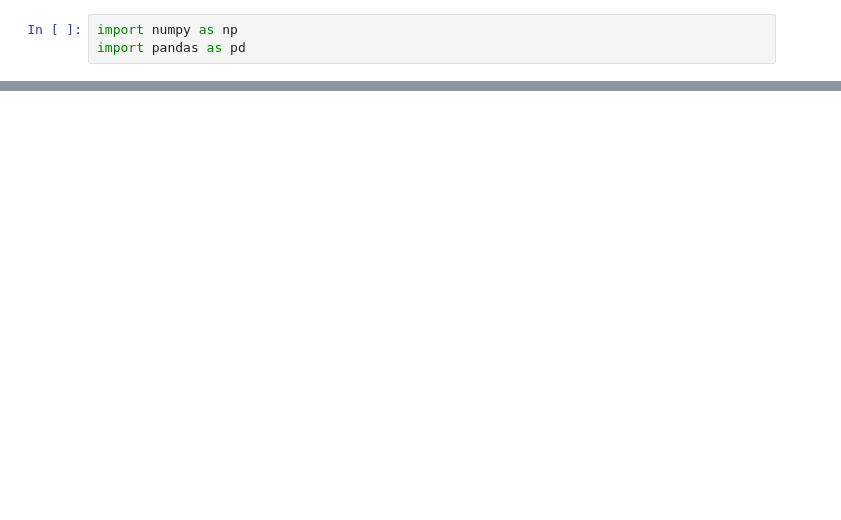
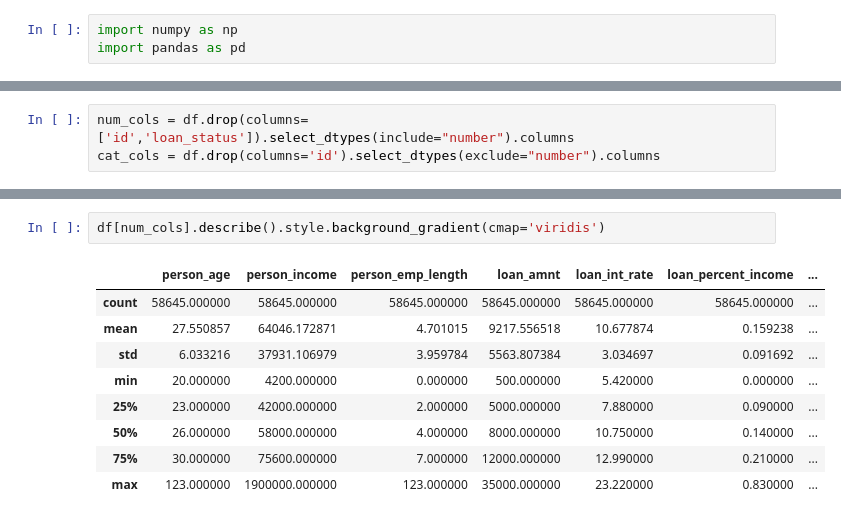
Before and after one commit to jeffc1994/DataScience, a Jupyter notebook: Loan Approval Prediction.ipynb, the cells around one changed output, grey strips where cells are left out. Saved outputs shown, nothing was run; the diff lists cells and outputs as text; blank space fills up the shorter version.

```diff
--- a/Loan Approval Prediction.ipynb
+++ b/Loan Approval Prediction.ipynb
@@ -14,0 +101,3 @@ df.head(5)
+# %%
+num_cols = df.drop(columns=['id','loan_status']).select_dtypes(include="number").columns
+cat_cols = df.drop(columns='id').select_dtypes(exclude="number").columns
@@ -14,0 +119,12 @@ df.head(5)
+# %%
+df[num_cols].describe().style.background_gradient(cmap='viridis')
+# %% [output]
+|  | person_age | person_income | person_emp_length | loan_amnt | loan_int_rate | loan_percent_income | ... |
+| count | 58645.000000 | 58645.000000 | 58645.000000 | 58645.000000 | 58645.000000 | 58645.000000 | ... |
+| mean | 27.550857 | 64046.172871 | 4.701015 | 9217.556518 | 10.677874 | 0.159238 | ... |
+| std | 6.033216 | 37931.106979 | 3.959784 | 5563.807384 | 3.034697 | 0.091692 | ... |
+| min | 20.000000 | 4200.000000 | 0.000000 | 500.000000 | 5.420000 | 0.000000 | ... |
+| 25% | 23.000000 | 42000.000000 | 2.000000 | 5000.000000 | 7.880000 | 0.090000 | ... |
+| 50% | 26.000000 | 58000.000000 | 4.000000 | 8000.000000 | 10.750000 | 0.140000 | ... |
+| 75% | 30.000000 | 75600.000000 | 7.000000 | 12000.000000 | 12.990000 | 0.210000 | ... |
+| max | 123.000000 | 1900000.000000 | 123.000000 | 35000.000000 | 23.220000 | 0.830000 | ... |
```
Also changed, not shown: parts of 45 cells of this notebook.
